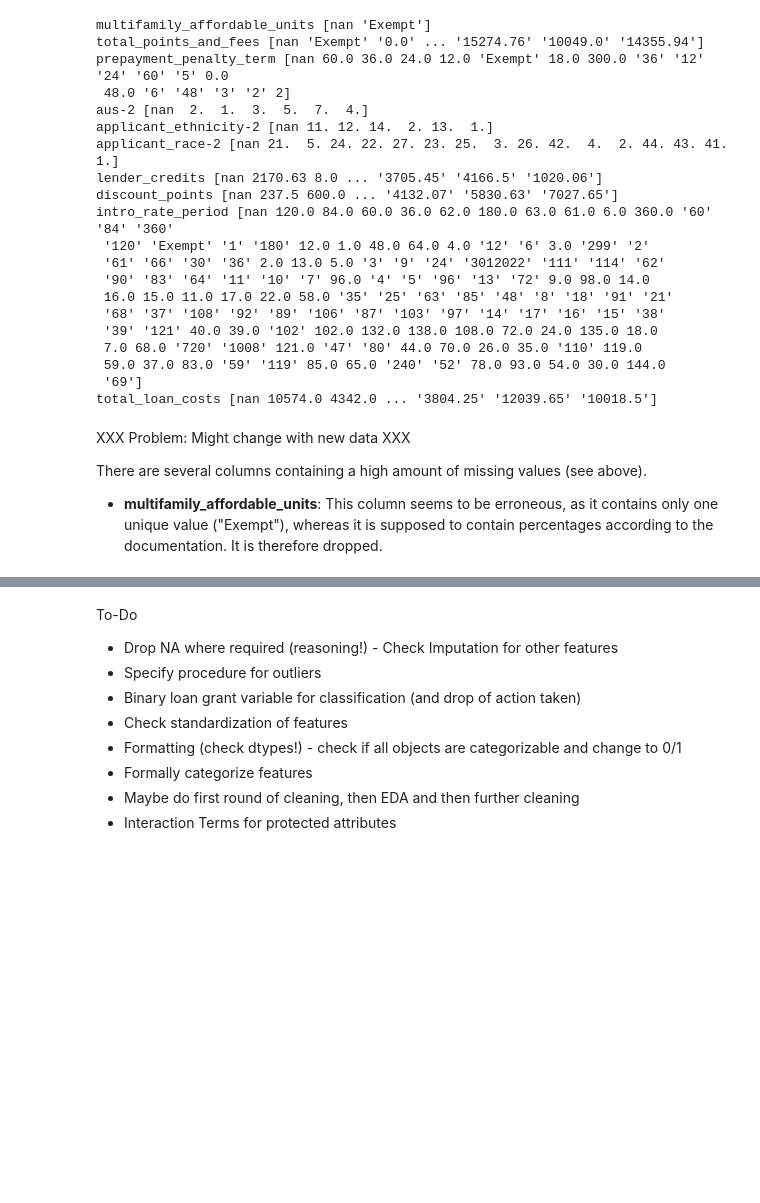
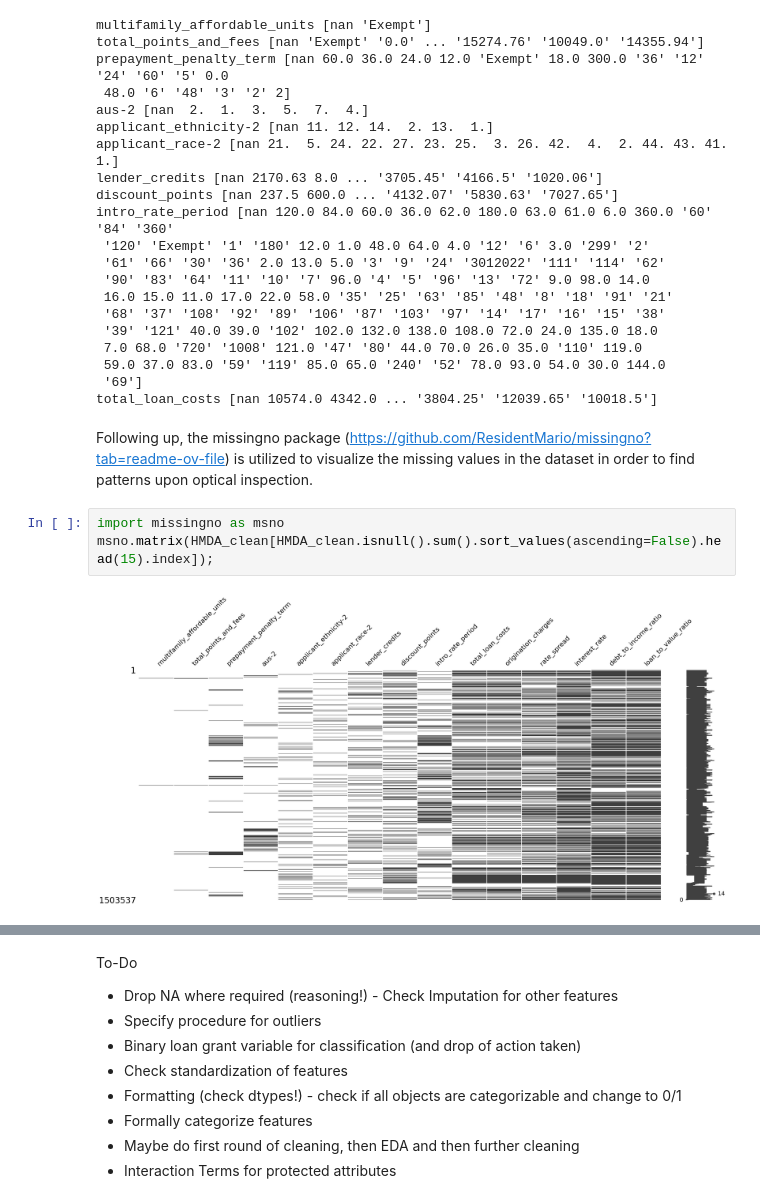
Before and after one commit to HaukeSchwarz/Thesis, a Jupyter notebook: notebooks/Main_Data_Analysis_Pipeline.ipynb, the cells around one changed output, grey strips where cells are left out. Drawn from its saved outputs; the diff is of its cells as text; blank space fills up the shorter version.

```diff
--- a/notebooks/Main_Data_Analysis_Pipeline.ipynb
+++ b/notebooks/Main_Data_Analysis_Pipeline.ipynb
@@ -221,8 +230,10 @@ intro_rate_period [nan 120.0 84.0 60.0 36.0 62.0 180.0 63.0 61.0 6.0 360.0 '60'
  59.0 37.0 83.0 '59' '119' 85.0 65.0 '240' '52' 78.0 93.0 54.0 30.0 144.0
  '69']
 total_loan_costs [nan 10574.0 4342.0 ... '3804.25' '12039.65' '10018.5']
-# %% [markdown]
-XXX Problem: Might change with new data XXX
-
-There are several columns containing a high amount of missing values (see above).
-- **multifamily_affordable_units**: This column seems to be erroneous, as it contains only one unique value ("Exempt"), whereas it is supposed to contain percentages according to the documentation. It is therefore dropped.
+# %% [markdown]
+Following up, the missingno package (https://github.com/ResidentMario/missingno?tab=readme-ov-file) is utilized to visualize the missing values in the dataset in order to find patterns upon optical inspection.
+# %%
+import missingno as msno
+msno.matrix(HMDA_clean[HMDA_clean.isnull().sum().sort_values(ascending=False).head(15).index]);
+# %% [output]
+[figure, added]
```
Also changed, not shown: parts of 12 cells of this notebook, 4 other files.
